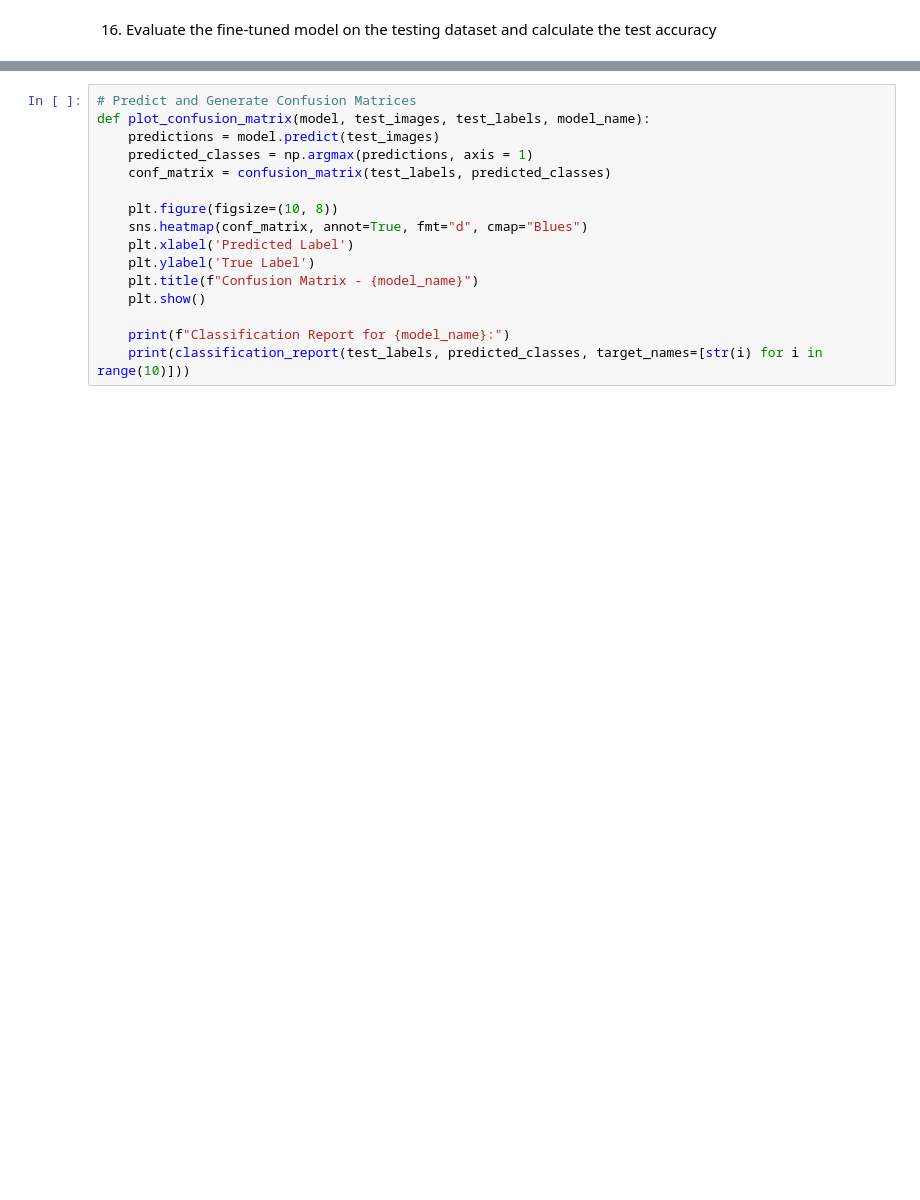
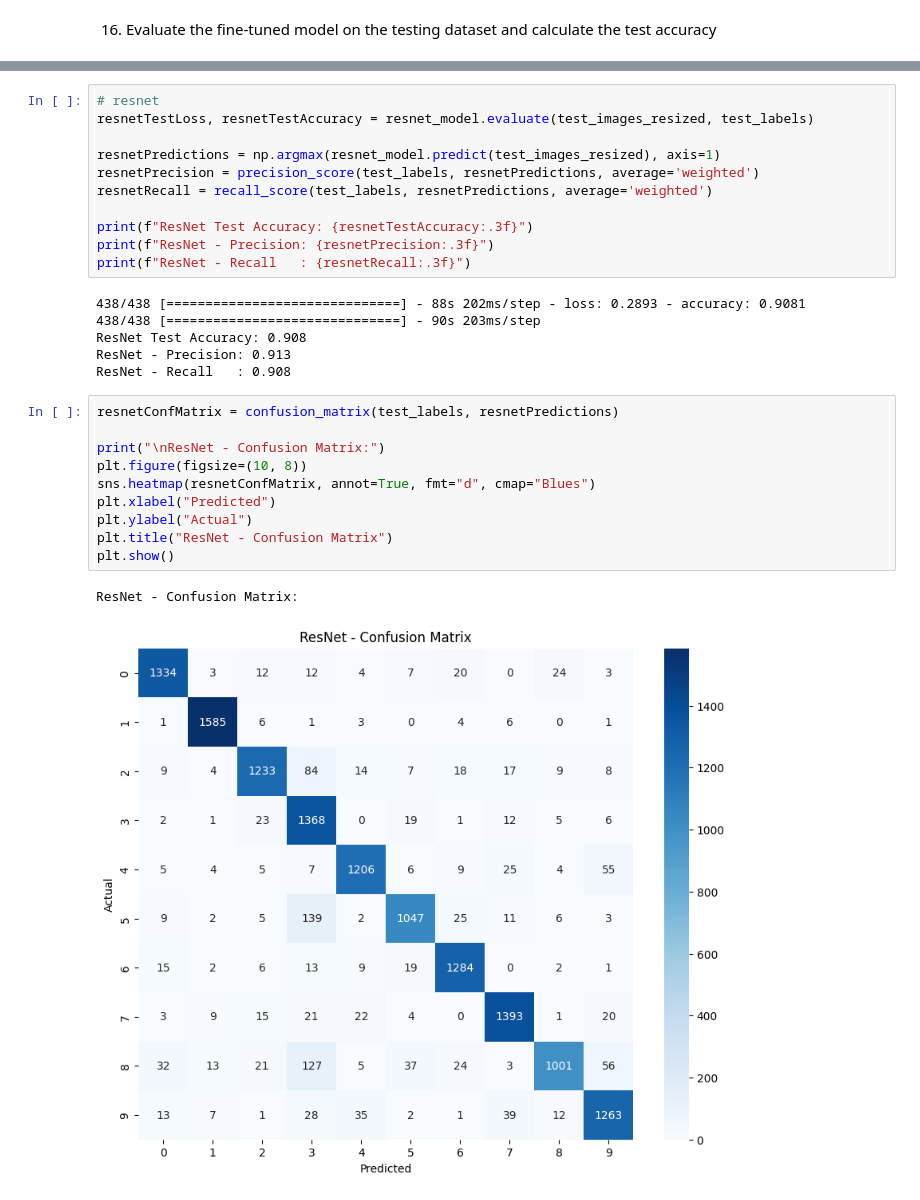
Before and after one commit to lakshithagnk/CNN-image-classification, a Jupyter notebook: Assignment_03_MINIST_dataset.ipynb, the cells around one changed output, grey strips where cells are left out. Cells and saved outputs as stored; diff of their text form; blank space fills up the shorter version.

```diff
--- a/Assignment_03_MINIST_dataset.ipynb
+++ b/Assignment_03_MINIST_dataset.ipynb
@@ -571,16 +543,30 @@ VGG16 Test Accuracy: 0.9078
+# %%
+# resnet
+resnetTestLoss, resnetTestAccuracy = resnet_model.evaluate(test_images_resized, test_labels)
+
+resnetPredictions = np.argmax(resnet_model.predict(test_images_resized), axis=1)
+resnetPrecision = precision_score(test_labels, resnetPredictions, average='weighted')
+resnetRecall = recall_score(test_labels, resnetPredictions, average='weighted')
+
+print(f"ResNet Test Accuracy: {resnetTestAccuracy:.3f}")
+print(f"ResNet - Precision: {resnetPrecision:.3f}")
+print(f"ResNet - Recall   : {resnetRecall:.3f}")
+# %% [output]
+438/438 [==============================] - 88s 202ms/step - loss: 0.2893 - accuracy: 0.9081
+438/438 [==============================] - 90s 203ms/step
+ResNet Test Accuracy: 0.908
+ResNet - Precision: 0.913
+ResNet - Recall   : 0.908
 # %%
-# Predict and Generate Confusion Matrices
-def plot_confusion_matrix(model, test_images, test_labels, model_name):
-    predictions = model.predict(test_images)
-    predicted_classes = np.argmax(predictions, axis = 1)
-    conf_matrix = confusion_matrix(test_labels, predicted_classes)
+resnetConfMatrix = confusion_matrix(test_labels, resnetPredictions)
 
-    plt.figure(figsize=(10, 8))
-    sns.heatmap(conf_matrix, annot=True, fmt="d", cmap="Blues")
-    plt.xlabel('Predicted Label')
-    plt.ylabel('True Label')
-    plt.title(f"Confusion Matrix - {model_name}")
-    plt.show()
-
-    print(f"Classification Report for {model_name}:")
-    print(classification_report(test_labels, predicted_classes, target_names=[str(i) for i in range(10)]))
+print("\nResNet - Confusion Matrix:")
+plt.figure(figsize=(10, 8))
+sns.heatmap(resnetConfMatrix, annot=True, fmt="d", cmap="Blues")
+plt.xlabel("Predicted")
+plt.ylabel("Actual")
+plt.title("ResNet - Confusion Matrix")
+plt.show()
+# %% [output]
+ResNet - Confusion Matrix:
+[figure, added]
```
Also changed, not shown: parts of 24 cells of this notebook.
